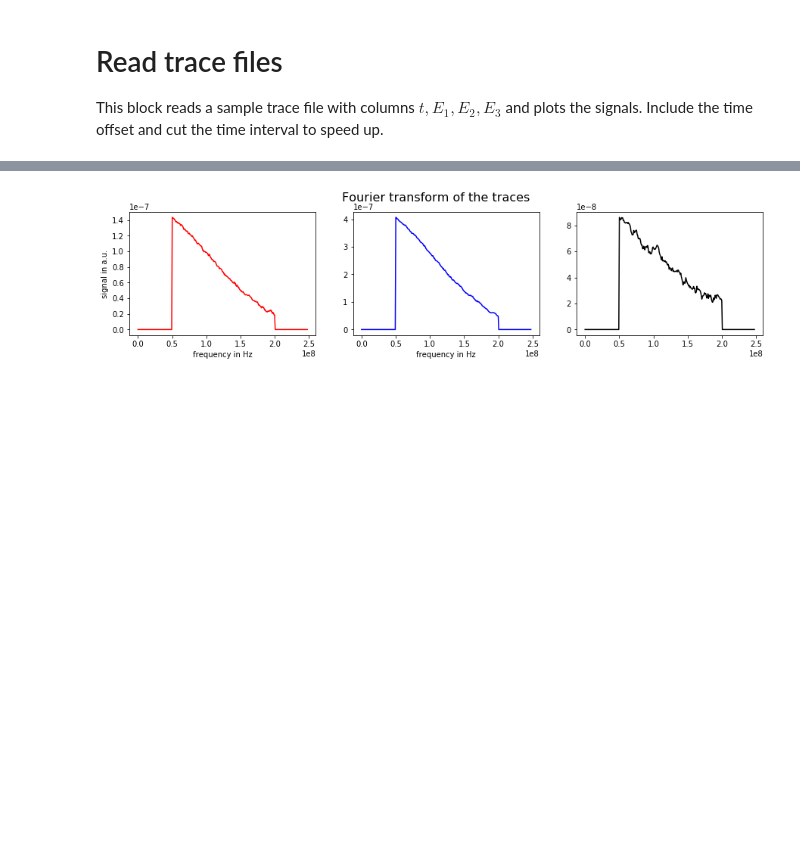
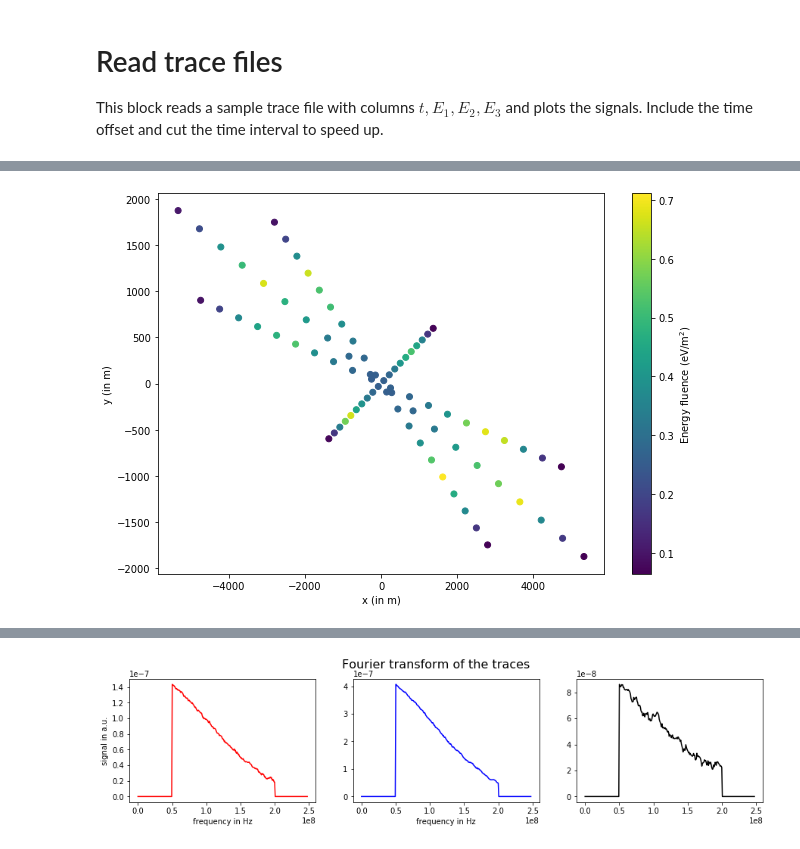
Before and after one commit to grand-mother/grand-energy-rec, a Jupyter notebook: EnergyFluence_Coreas_Class.ipynb, the cells around one changed output, grey strips where cells are left out. Drawn from its saved outputs; the diff is of its cells as text; code cells hidden in the pictures; blank space fills up the shorter version.

```diff
--- a/EnergyFluence_Coreas_Class.ipynb
+++ b/EnergyFluence_Coreas_Class.ipynb
@@ -66,0 +85,6 @@ rec1.inspect_antenna(70)
+# %%
+rec1.bool_plot = 1
+rec1.antenna.bool_plot = 1
+rec1.read_antpos()
+# %% [output]
+[figure, added]
```
Also changed, not shown: parts of 24 cells of this notebook, 1 other file.
